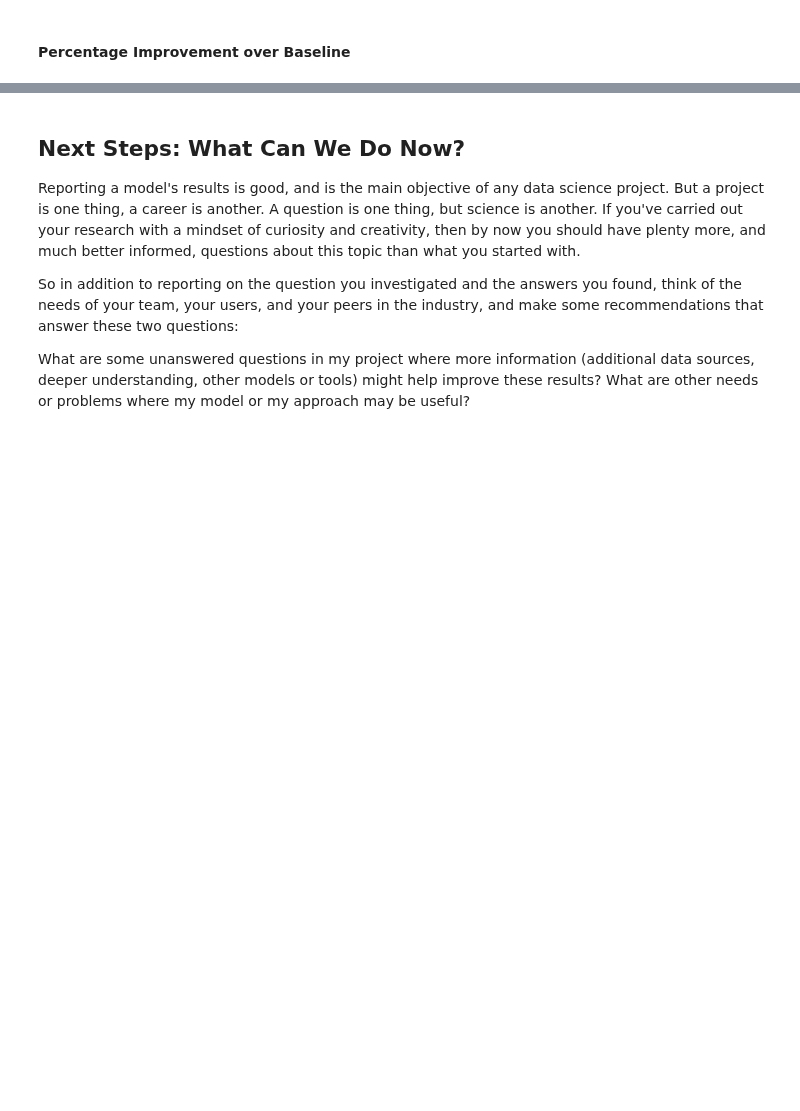
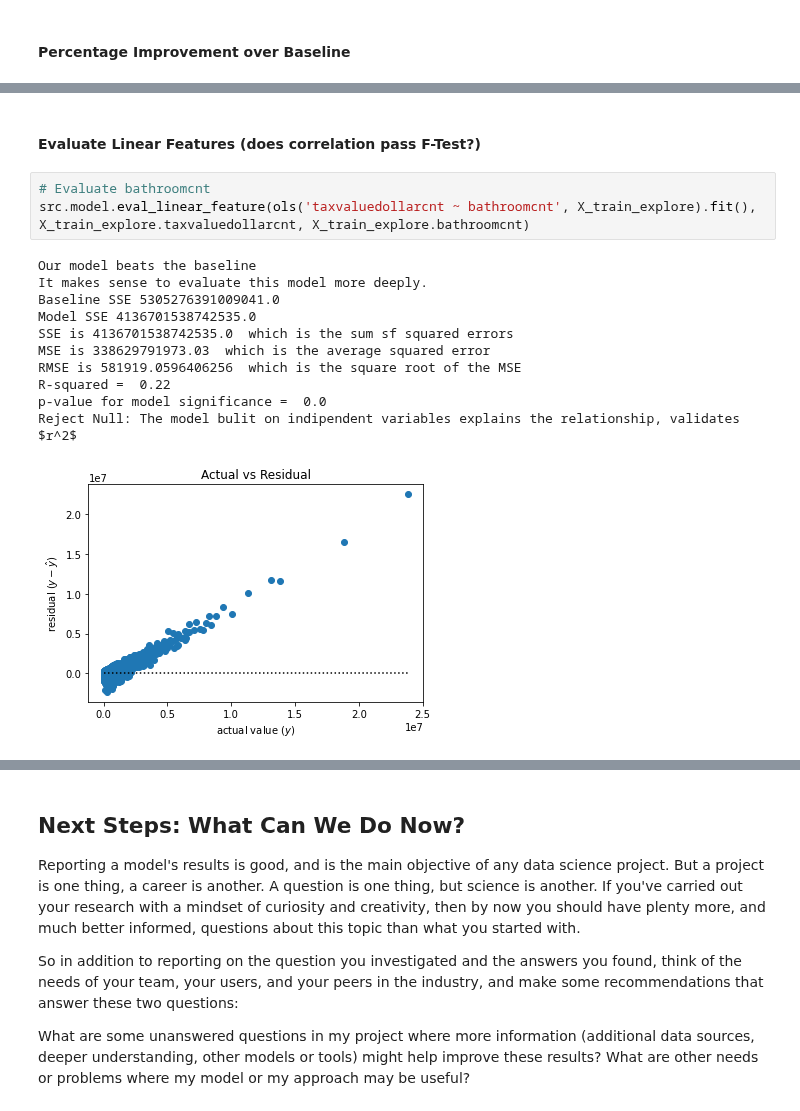
Before and after one commit to CY-Data-Services/zillow_regression_project, a Jupyter notebook: Zillow Regression Project/mvp.ipynb, the cells around one changed output, grey strips where cells are left out. Cells and saved outputs as stored; diff of their text form; blank space fills up the shorter version.

```diff
--- a/Zillow Regression Project/mvp.ipynb
+++ b/Zillow Regression Project/mvp.ipynb
@@ -549,0 +701,17 @@ The % improvement for our model is %28.766
+# %% [markdown]
+#### Evaluate Linear Features (does correlation pass F-Test?)
+# %%
+# Evaluate bathroomcnt
+src.model.eval_linear_feature(ols('taxvaluedollarcnt ~ bathroomcnt', X_train_explore).fit(), X_train_explore.taxvaluedollarcnt, X_train_explore.bathroomcnt)
+# %% [output]
+Our model beats the baseline
+It makes sense to evaluate this model more deeply.
+Baseline SSE 5305276391009041.0
+Model SSE 4136701538742535.0
+SSE is 4136701538742535.0  which is the sum sf squared errors
+MSE is 338629791973.03  which is the average squared error
+RMSE is 581919.0596406256  which is the square root of the MSE
+R-squared =  0.22
+p-value for model significance =  0.0
+Reject Null: The model bulit on indipendent variables explains the relationship, validates $r^2$
+[figure, added]
```
Also changed, not shown: parts of 66 cells of this notebook, 1 other file.
